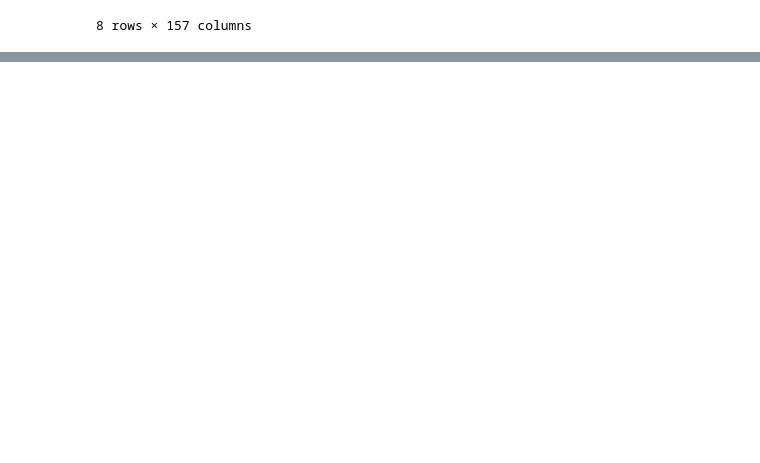
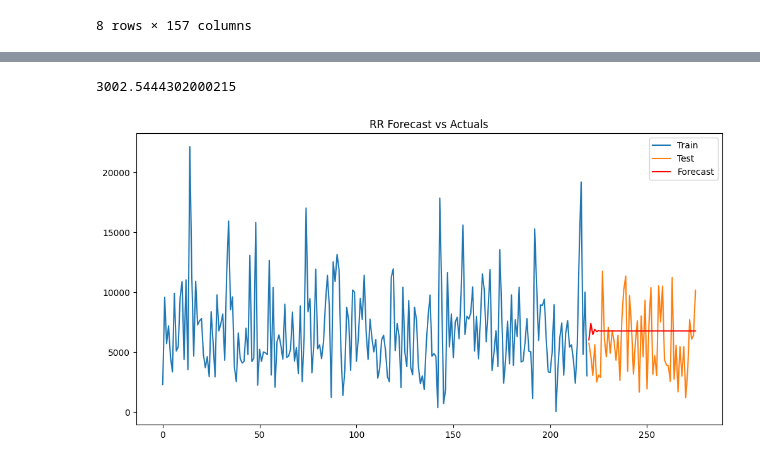
Before and after one commit to 22Nathan/projet-dl-meteo, a Jupyter notebook: notebook_adrien.ipynb, the cells around one changed output, grey strips where cells are left out. Drawn from its saved outputs; the diff is of its cells as text; code cells hidden in the pictures; blank space fills up the shorter version.

```diff
--- a/notebook_adrien.ipynb
+++ b/notebook_adrien.ipynb
@@ -116,0 +77,4 @@ KeyboardInterrupt:
+# %%
+aggregated_df = aggregated_df.reset_index()
+aggregated_df['date'] = pd.to_datetime(aggregated_df['date'])
+print(aggregated_df)
@@ -116,0 +129,24 @@ KeyboardInterrupt:
+# %%
+train_size = int(len(aggregated_df) * 0.8)
+train, test = aggregated_df['RR'][:train_size], aggregated_df['RR'][train_size:]
+# %%
+model = ARIMA(train, order=(2,1,2))
+model_fit = model.fit()
+# %%
+forecast = model_fit.forecast(steps=len(test))
+# %%
+mse = mean_squared_error(test, forecast)
+rmse = np.sqrt(mse)
+print(rmse)
+# %% [output]
+3002.5444302000215
+# %%
+plt.figure(figsize=(12,6))
+plt.plot(train.index, train, label='Train')
+plt.plot(test.index, test, label='Test')
+plt.plot(test.index, forecast, label='Forecast', color='red')
+plt.title('RR Forecast vs Actuals')
+plt.legend()
+plt.show()
+# %% [output]
+[figure, added]
```
Also changed, not shown: parts of 17 cells of this notebook.
